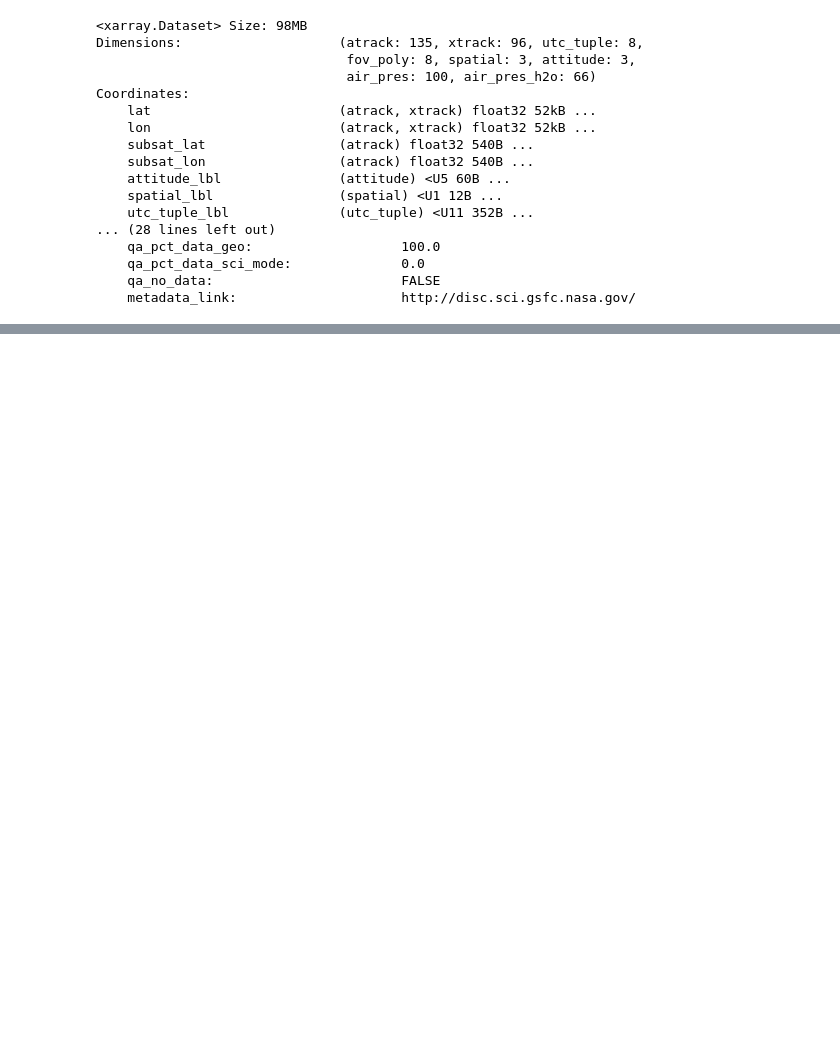
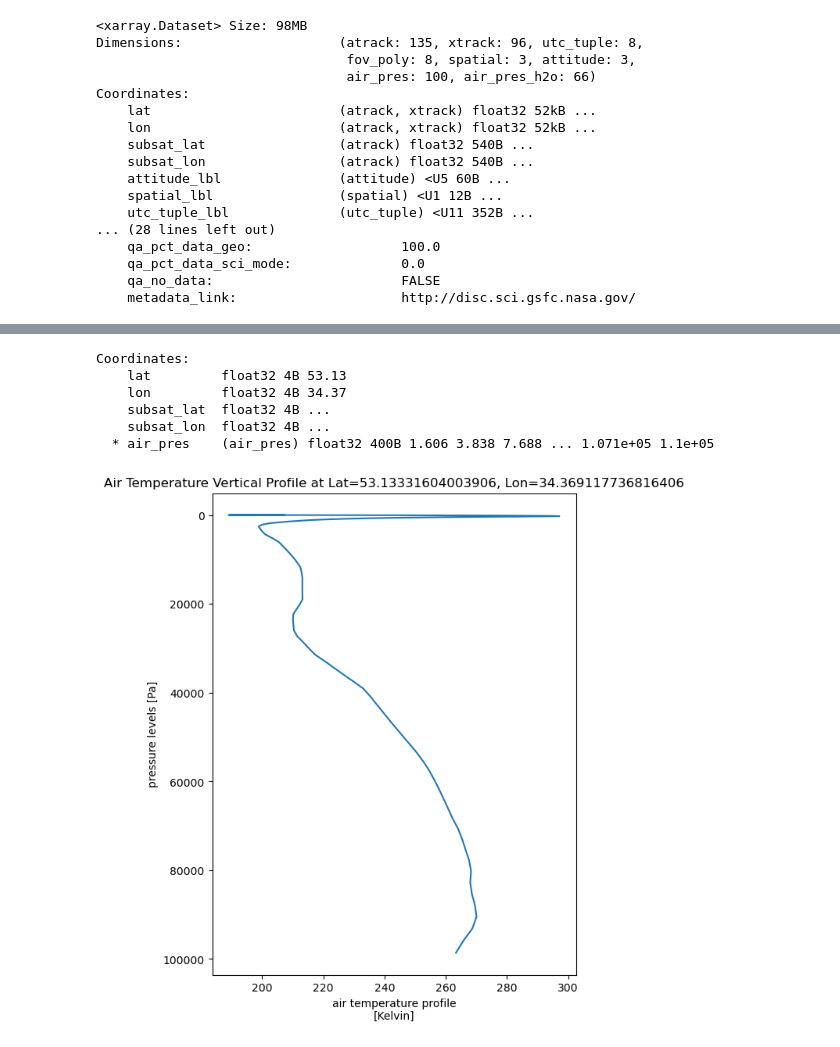
Before and after one commit to Robertogiordano/anomaly_detection_on_time_series_graph, a Jupyter notebook: NASA_analysis.ipynb, the cells around one changed output, grey strips where cells are left out. Saved outputs shown, nothing was run; the diff lists cells and outputs as text; code cells hidden in the pictures; blank space fills up the shorter version.

```diff
--- a/NASA_analysis.ipynb
+++ b/NASA_analysis.ipynb
@@ -334,0 +358,23 @@ Coordinates:
+# %%
+
+# Select a specific latitude and longitude
+air_temp_profile = data['air_temp'].sel(
+    atrack=0,
+    xtrack=0)
+
+print(air_temp_profile.coords)
+
+# Plot the vertical profile
+plt.figure(figsize=(6, 8))
+air_temp_profile.plot(y='air_pres')
+plt.gca().invert_yaxis()  # Invert y-axis so higher pressures are at the bottom
+plt.title(f"Air Temperature Vertical Profile at Lat={air_temp_profile.lat.values}, Lon={air_temp_profile.lon.values}")
+plt.show()
+# %% [output]
+Coordinates:
+    lat         float32 4B 53.13
+    lon         float32 4B 34.37
+    subsat_lat  float32 4B ...
+    subsat_lon  float32 4B ...
+  * air_pres    (air_pres) float32 400B 1.606 3.838 7.688 ... 1.071e+05 1.1e+05
+[figure, added]
```
Also changed, not shown: parts of 55 cells of this notebook, 4 other files.
